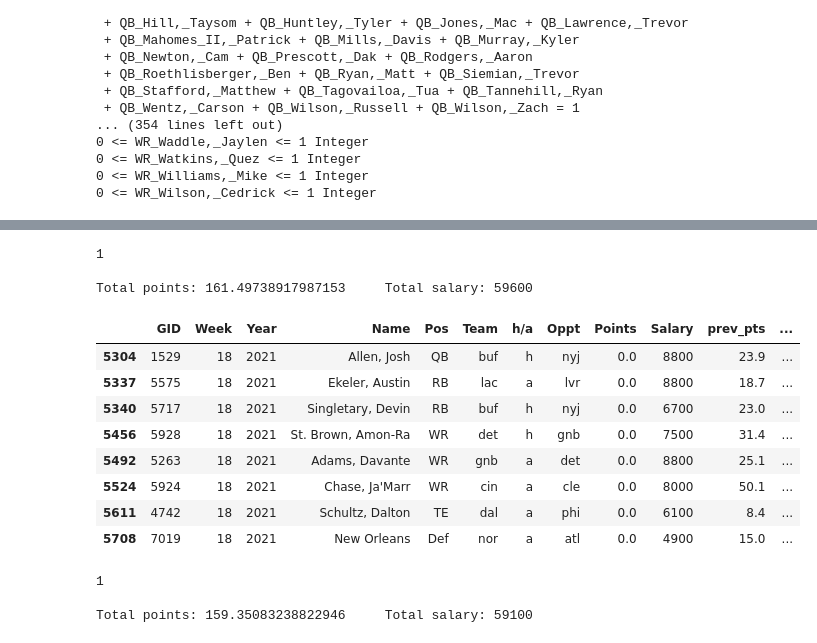
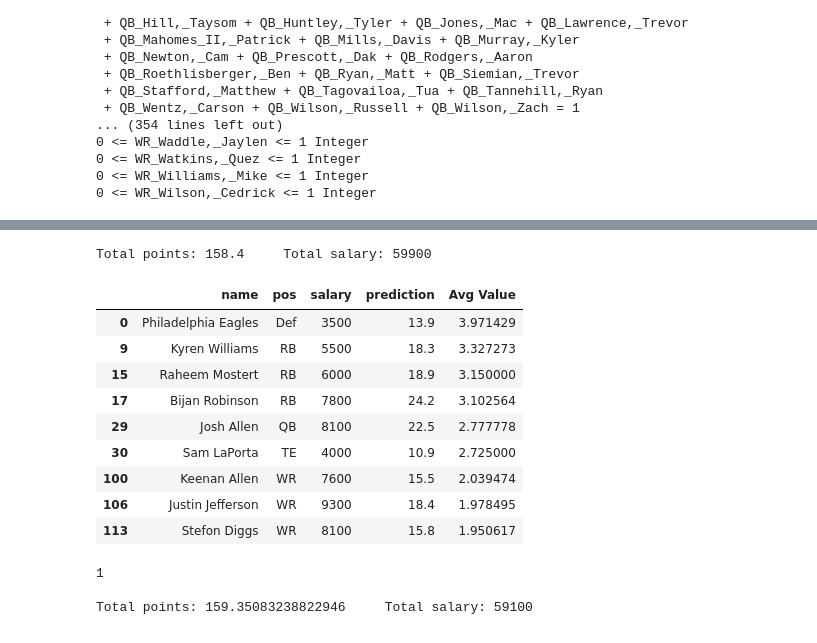
Before and after one commit to ahs8w/model_football, a Jupyter notebook: FF21_Scoring_Projections.ipynb, the cells around one changed output, grey strips where cells are left out. Drawn from its saved outputs; the diff is of its cells as text; code cells hidden in the pictures.

```diff
--- a/FF21_Scoring_Projections.ipynb
+++ b/FF21_Scoring_Projections.ipynb
@@ -654,5 +893,9 @@ def load_injury_report():
 # %%
 def remove_injuries(df, inj):
-    df = df.join(inj[['Name','Status']].set_index('Name'), on='Name', how='left')
-    df = df[df['Status'].isna()]
-    return df.drop('Status', axis=1)
+    df = df.join(inj.set_index('name'), on='name', how='left')
+    df = df[df['status'].isna()]
+    return df.drop('status', axis=1)
+# %%
+inj = load_injury_report()
+df = remove_injuries(df, inj)
+df
@@ -770,7 +1027,7 @@ team &\leq 9\ total\ players \\
 from pulp import *
 
 class PulpSelection():
-    def __init__(self, df, pts_col="Pts Adjusted", sal_col="Salary", name_col="Name", salary_cap=60000):
+    def __init__(self, df, pts_col="prediction", sal_col="salary", name_col="name", salary_cap=60000):
         self.df = df
         self.vars = self.populate_vars(pts_col, sal_col, name_col)
         self.model = self.optimize(salary_cap)
@@ -781,8 +1038,8 @@ class PulpSelection():
         df = self.df
         salaries = {}
         points = {}
-        for pos in df.Pos.unique():
-            available_pos = df[df.Pos == pos]
+        for pos in df.pos.unique():
+            available_pos = df[df.pos == pos]
             salary = list(available_pos[[name_col,sal_col]].set_index(name_col).to_dict().values())[0]
             point = list(available_pos[[name_col,pts_col]].set_index(name_col).to_dict().values())[0]
             salaries[pos] = salary
@@ -829,7 +1086,7 @@ class PulpSelection():
 
     def selection_df(self):
         selections = [self.players[p] for p in self.model.variables() if p.varValue > 0]
-        team = self.df[self.df.Name.isin(selections)]
+        team = self.df[self.df.name.isin(selections)]
         return team
 # %%
 # DEMO VERSION
@@ -854,3 +1111,8 @@ _C1: QB_Allen,_Josh + QB_Brady,_Tom + QB_Carr,_Derek + QB_Cousins,_Kirk
 0 <= WR_Watkins,_Quez <= 1 Integer
 0 <= WR_Williams,_Mike <= 1 Integer
 0 <= WR_Wilson,_Cedrick <= 1 Integer
+# %%
+# DEMO VERSION
+# pts_col = 'Pts Adjusted'
+model = PulpSelection(df)
+model.model
@@ -857,20 +1171,20 @@ _C1: QB_Allen,_Josh + QB_Brady,_Tom + QB_Carr,_Derek + QB_Cousins,_Kirk
 # %%
 team = model.selection
-print("\nTotal points: {}     Total salary: {}\n".format(sum(team[pts_col]), sum(team['Salary'])))
+pts_col = 'prediction'
+print("\nTotal points: {}     Total salary: {}\n".format(sum(team[pts_col]), sum(team['salary'])))
 team
 # %% [output]
-1
-
-Total points: 161.49738917987153     Total salary: 59600
+Total points: 158.4     Total salary: 59900
-|  | GID | Week | Year | Name | Pos | Team | h/a | Oppt | Points | Salary | prev_pts | ... |
-| 5304 | 1529 | 18 | 2021 | Allen, Josh | QB | buf | h | nyj | 0.0 | 8800 | 23.9 | ... |
-| 5337 | 5575 | 18 | 2021 | Ekeler, Austin | RB | lac | a | lvr | 0.0 | 8800 | 18.7 | ... |
-| 5340 | 5717 | 18 | 2021 | Singletary, Devin | RB | buf | h | nyj | 0.0 | 6700 | 23.0 | ... |
-| 5456 | 5928 | 18 | 2021 | St. Brown, Amon-Ra | WR | det | h | gnb | 0.0 | 7500 | 31.4 | ... |
-| 5492 | 5263 | 18 | 2021 | Adams, Davante | WR | gnb | a | det | 0.0 | 8800 | 25.1 | ... |
-| 5524 | 5924 | 18 | 2021 | Chase, Ja'Marr | WR | cin | a | cle | 0.0 | 8000 | 50.1 | ... |
-| 5611 | 4742 | 18 | 2021 | Schultz, Dalton | TE | dal | a | phi | 0.0 | 6100 | 8.4 | ... |
-| 5708 | 7019 | 18 | 2021 | New Orleans | Def | nor | a | atl | 0.0 | 4900 | 15.0 | ... |
+|  | name | pos | salary | prediction | Avg Value |
+| 0 | Philadelphia Eagles | Def | 3500 | 13.9 | 3.971429 |
+| 9 | Kyren Williams | RB | 5500 | 18.3 | 3.327273 |
+| 15 | Raheem Mostert | RB | 6000 | 18.9 | 3.150000 |
+| 17 | Bijan Robinson | RB | 7800 | 24.2 | 3.102564 |
+| 29 | Josh Allen | QB | 8100 | 22.5 | 2.777778 |
+| 30 | Sam LaPorta | TE | 4000 | 10.9 | 2.725000 |
+| 100 | Keenan Allen | WR | 7600 | 15.5 | 2.039474 |
+| 106 | Justin Jefferson | WR | 9300 | 18.4 | 1.978495 |
+| 113 | Stefon Diggs | WR | 8100 | 15.8 | 1.950617 |
 # %%
 pts_col = 'Pts Adjusted'
 team = PulpSelection(this_week_df, pts_col=pts_col).selection
```
Also changed, not shown: parts of 42 cells of this notebook, 54 other files.
